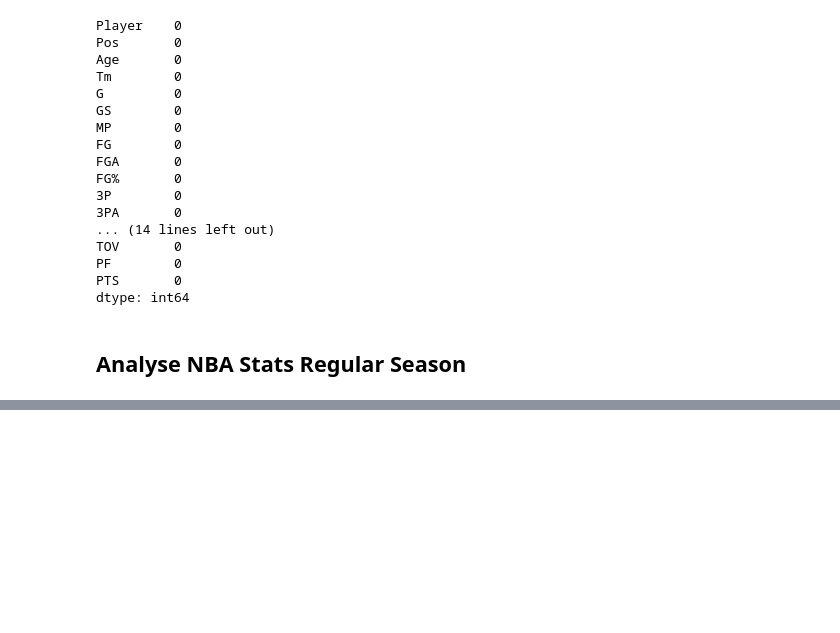
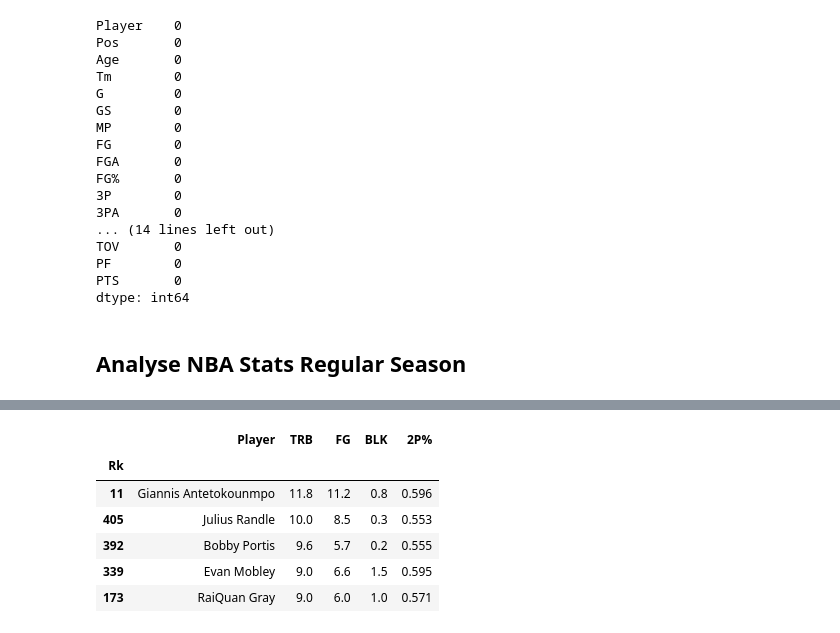
Before and after one commit to Pedrohnd77/data-import-and-cleaning, a Jupyter notebook: code/notebook_eda.ipynb, the cells around one changed output, grey strips where cells are left out. Cells and saved outputs as stored; diff of their text form; code cells hidden in the pictures; blank space fills up the shorter version.

```diff
--- a/code/notebook_eda.ipynb
+++ b/code/notebook_eda.ipynb
@@ -284,0 +317,10 @@ a = df_stats_regular['Pos'].unique()
+# %%
+df_stats_regular_pf_sorted.head(5)
+# %% [output]
+|  | Player | TRB | FG | BLK | 2P% |
+| Rk |  |  |  |  |  |
+| 11 | Giannis Antetokounmpo | 11.8 | 11.2 | 0.8 | 0.596 |
+| 405 | Julius Randle | 10.0 | 8.5 | 0.3 | 0.553 |
+| 392 | Bobby Portis | 9.6 | 5.7 | 0.2 | 0.555 |
+| 339 | Evan Mobley | 9.0 | 6.6 | 1.5 | 0.595 |
+| 173 | RaiQuan Gray | 9.0 | 6.0 | 1.0 | 0.571 |
```
Also changed, not shown: parts of 9 cells of this notebook, 1 other file.
